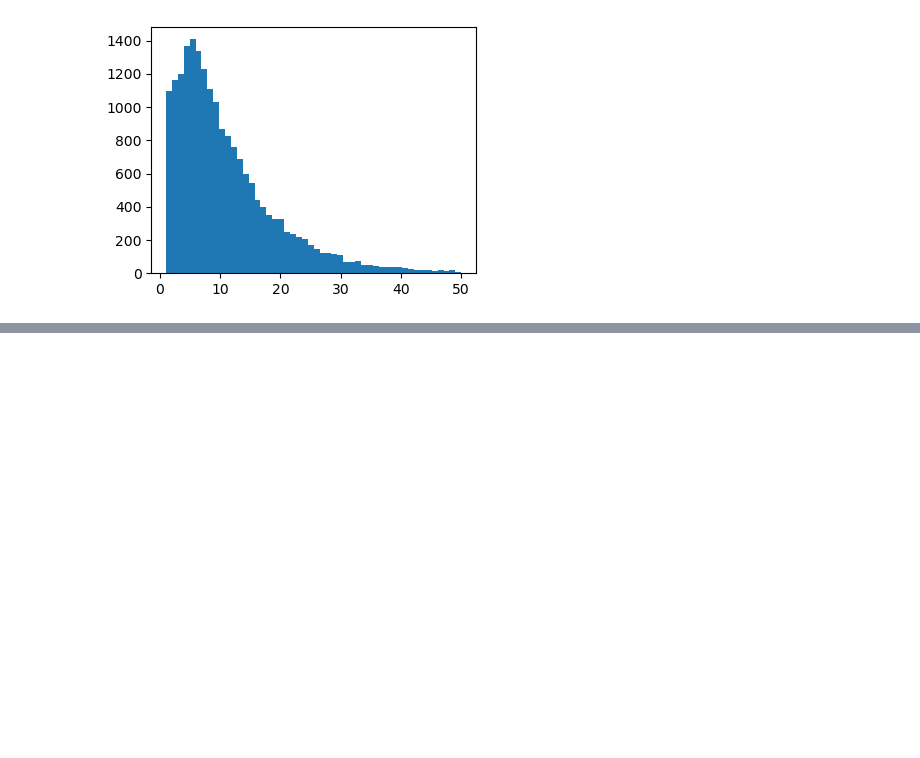
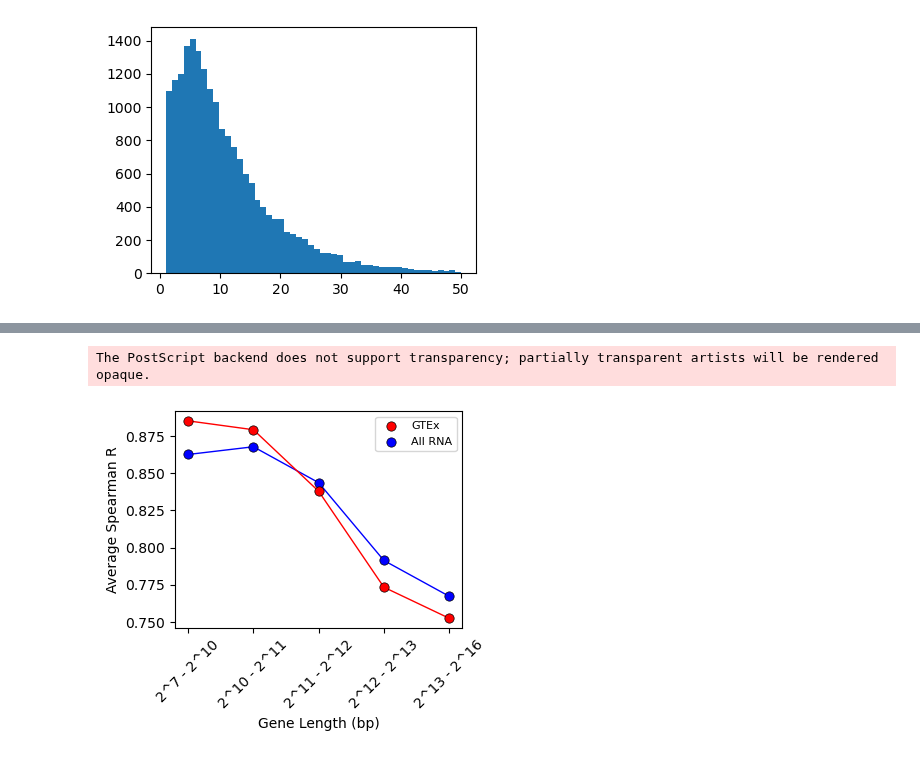
Before and after one commit to calico/borzoi-paper, a Jupyter notebook: analysis/test_expression/eval_expr_corr_by_length.ipynb, the cells around one changed output, grey strips where cells are left out. Drawn from its saved outputs; the diff is of its cells as text; code cells hidden in the pictures; blank space fills up the shorter version.

Commit message:
Revision update to analysis scripts and notebooks.

```diff
--- a/analysis/test_expression/eval_expr_corr_by_length.ipynb
+++ b/analysis/test_expression/eval_expr_corr_by_length.ipynb
@@ -263,3 +284,39 @@ The PostScript backend does not support transparency; partially transparent arti
+# %%
+#Plot test set prediction performance as a function of gene length (ensemble)
+
+f = plt.figure(figsize=(4, 3.5))
+
+length_strs = [
+    "2^" + str(len_lo) + " - 2^" + str(len_hi)
+    for [len_lo, len_hi] in length_bins
+]
+
+x_len = np.arange(len(length_strs))
+
+#Ensemble performance
+plt.plot(x_len, np.mean(r_vals_len_gtex[-1:, ...], axis=(0, 2)), color='red', linewidth=1, zorder=-1)
+plt.scatter(x_len, np.mean(r_vals_len_gtex[-1:, ...], axis=(0, 2)), s=45, c='red', edgecolor='black', linewidth=0.5, zorder=2, label='GTEx')
+
+plt.plot(x_len, np.mean(r_vals_len[-1:, ...], axis=(0, 2)), color='blue', linewidth=1, zorder=-2)
+plt.scatter(x_len, np.mean(r_vals_len[-1:, ...], axis=(0, 2)), s=45, c='blue', edgecolor='black', linewidth=0.5, zorder=1, label='All RNA')
+
+plt.xlabel("Gene Length (bp)", fontsize=10)
+plt.ylabel("Average Spearman R", fontsize=10)
+
+plt.xticks(x_len, length_strs, fontsize=10, rotation=45)
+plt.yticks(fontsize=10)
+
+plt.legend(fontsize=8)
+
+plt.tight_layout()
+
+plt.savefig("borzoi_v2_expr_correlation_by_length_ens_only.png", dpi=300)
+plt.savefig("borzoi_v2_expr_correlation_by_length_ens_only.eps")
+
+plt.show()
+# %% [output]
+The PostScript backend does not support transparency; partially transparent artists will be rendered opaque.
+[figure, added]
 # %%
 #Plot test set prediction performance as a function of number of exons
 
```
Also changed, not shown: parts of 7 cells of this notebook, 11 other files.
